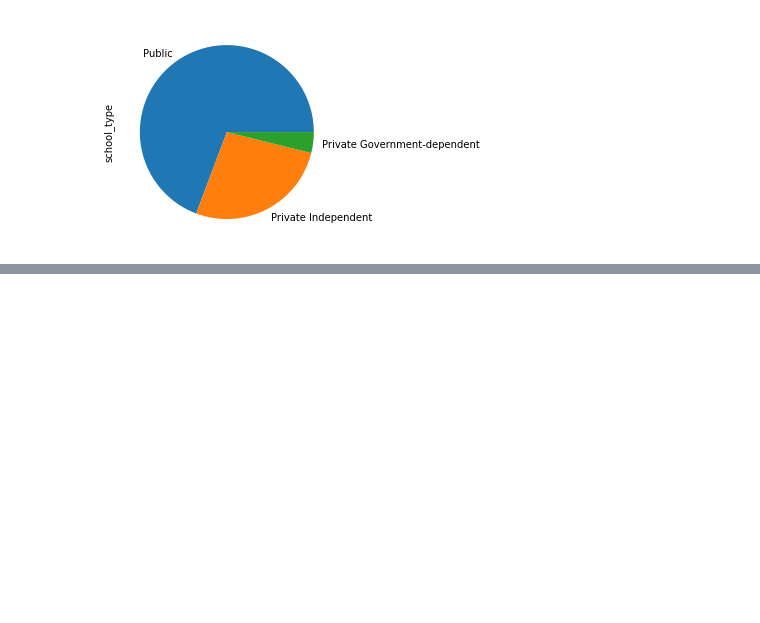
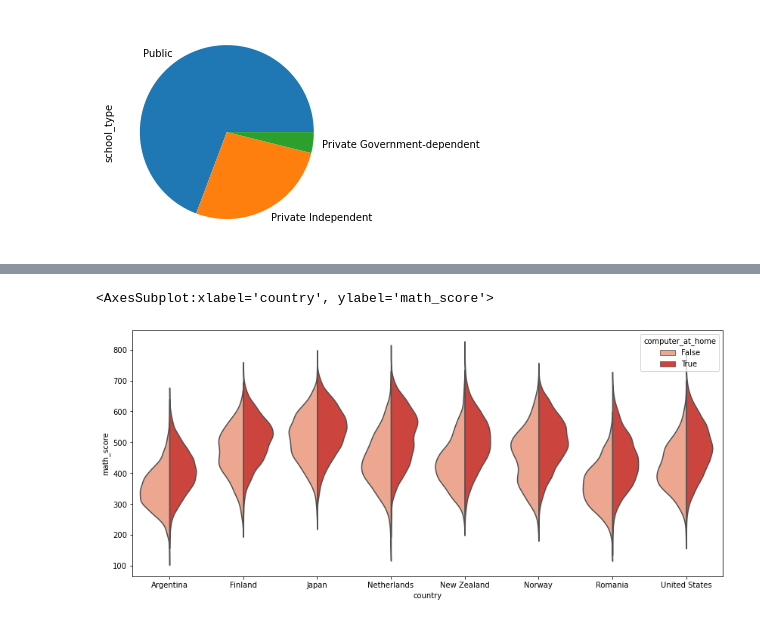
Before and after one commit to worldbank/Python-for-Data-Science, a Jupyter notebook: June_2021_ETEC/day_2/3b_EDA_pandas.ipynb, the cells around one changed output, grey strips where cells are left out. Drawn from its saved outputs; the diff is of its cells as text; code cells hidden in the pictures; blank space fills up the shorter version.

```diff
--- a/June_2021_ETEC/day_2/3b_EDA_pandas.ipynb
+++ b/June_2021_ETEC/day_2/3b_EDA_pandas.ipynb
@@ -138,0 +433,11 @@ df_japan.school_type.value_counts().plot(kind = 'pie')
+# %%
+# Creating a new variable
+
+df["is_female"] = df.student_gender.apply(lambda x: True if x=="Female" else False)
+# %%
+# Change school_size to integer if value isn't "No Response" or "Invalid", else assign None
+
+df["school_size"] = df["school_size"].apply(lambda x: int(x) if x!="No Response" and x!="Invalid" else None)
+# %%
+df["computer_at_home"] = df.computer_at_home.apply(lambda x: True if x=="Yes" else False)
+df["internet_at_home"] = df.internet_at_home.apply(lambda x: True if x=="Yes" else False)
@@ -138,0 +449,14 @@ df_japan.school_type.value_counts().plot(kind = 'pie')
+# %%
+# violinplot
+f, ax = plt.subplots(figsize=(14, 6))
+
+sns.violinplot(x="country",
+               y="math_score",
+               hue = 'computer_at_home',
+               data = df,
+               palette = "Reds",
+               split = True,
+               inner = None) # or, None, or "box", or "quartile"
+# %% [output]
+<AxesSubplot:xlabel='country', ylabel='math_score'>
+[figure, added]
```
Also changed, not shown: parts of 86 cells of this notebook.
